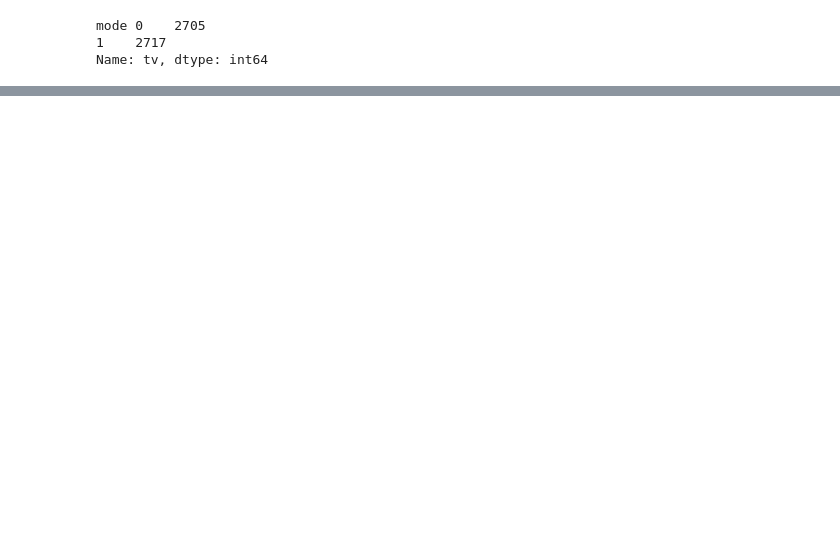
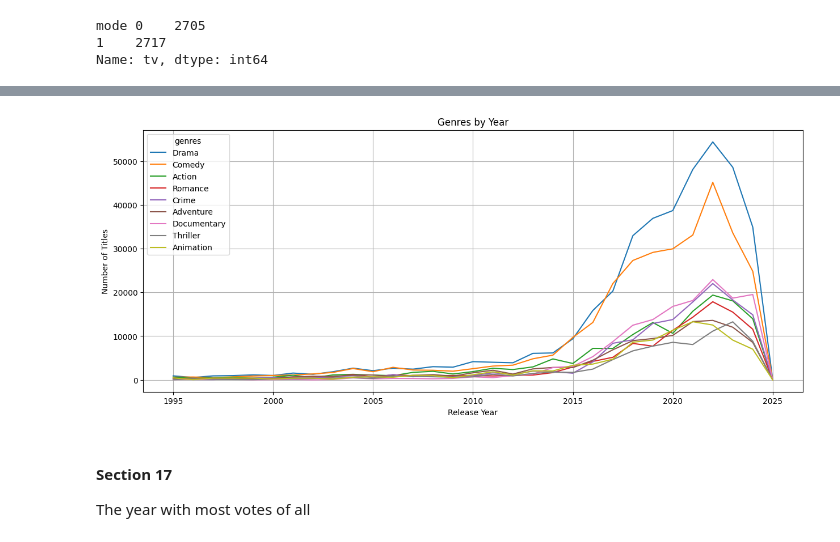
Before and after one commit to YvTur/12_begginer_projects, a Jupyter notebook: Analisis_de_data_set_de_netflix.ipynb, the cells around one changed output, grey strips where cells are left out. Saved outputs shown, nothing was run; the diff lists cells and outputs as text; code cells hidden in the pictures; blank space fills up the shorter version.

```diff
--- a/Analisis_de_data_set_de_netflix.ipynb
+++ b/Analisis_de_data_set_de_netflix.ipynb
@@ -1403,0 +1690,3 @@ La pelicula con mayor voto de su genero, esto para los ultimos 30 años, solo us
+# %%
+#in this part df_recent it is a clean dataframe with only the last 30 years of movies
+df_recent=df_exploded[df_exploded['releaseYear']>=cut_year]
@@ -1403,0 +1709,7 @@ La pelicula con mayor voto de su genero, esto para los ultimos 30 años, solo us
+# %%
+#The pd.crosstab() function in Pandas is a powerful tool for creating contingency tables
+ #(also known as frequency tables or cross-tabulations). It's incredibly useful for summarizing categorical
+ # data and exploring relationships between different categorical variables.
+
+ #In this section we are comparing the genres and releas year. I
+genre_counts_by_year = pd.crosstab(df_recent['releaseYear'], df_recent['genres'])
@@ -1403,0 +1733,6 @@ La pelicula con mayor voto de su genero, esto para los ultimos 30 años, solo us
+# %%
+#a list of selected columns
+columns_keep=['Drama','Comedy','Action', 'Romance','Crime','Adventure', 'Documentary', 'Thriller' , 'Animation']
+# %%
+#Create a filtered df of genres by count
+genres_by_year_clean=genre_counts_by_year[columns_keep]
@@ -1403,0 +1750,14 @@ La pelicula con mayor voto de su genero, esto para los ultimos 30 años, solo us
+# %%
+# Plot the data
+genres_by_year_clean.plot(kind='line', figsize=(15, 6))
+plt.title('Genres by Year')
+plt.xlabel('Release Year')
+plt.ylabel('Number of Titles')
+plt.grid(True)
+plt.show()
+# %% [output]
+[figure, added]
+# %% [markdown]
+#### Section 17
+
+The year with most votes of all
```
Also changed, not shown: parts of 59 cells of this notebook.
